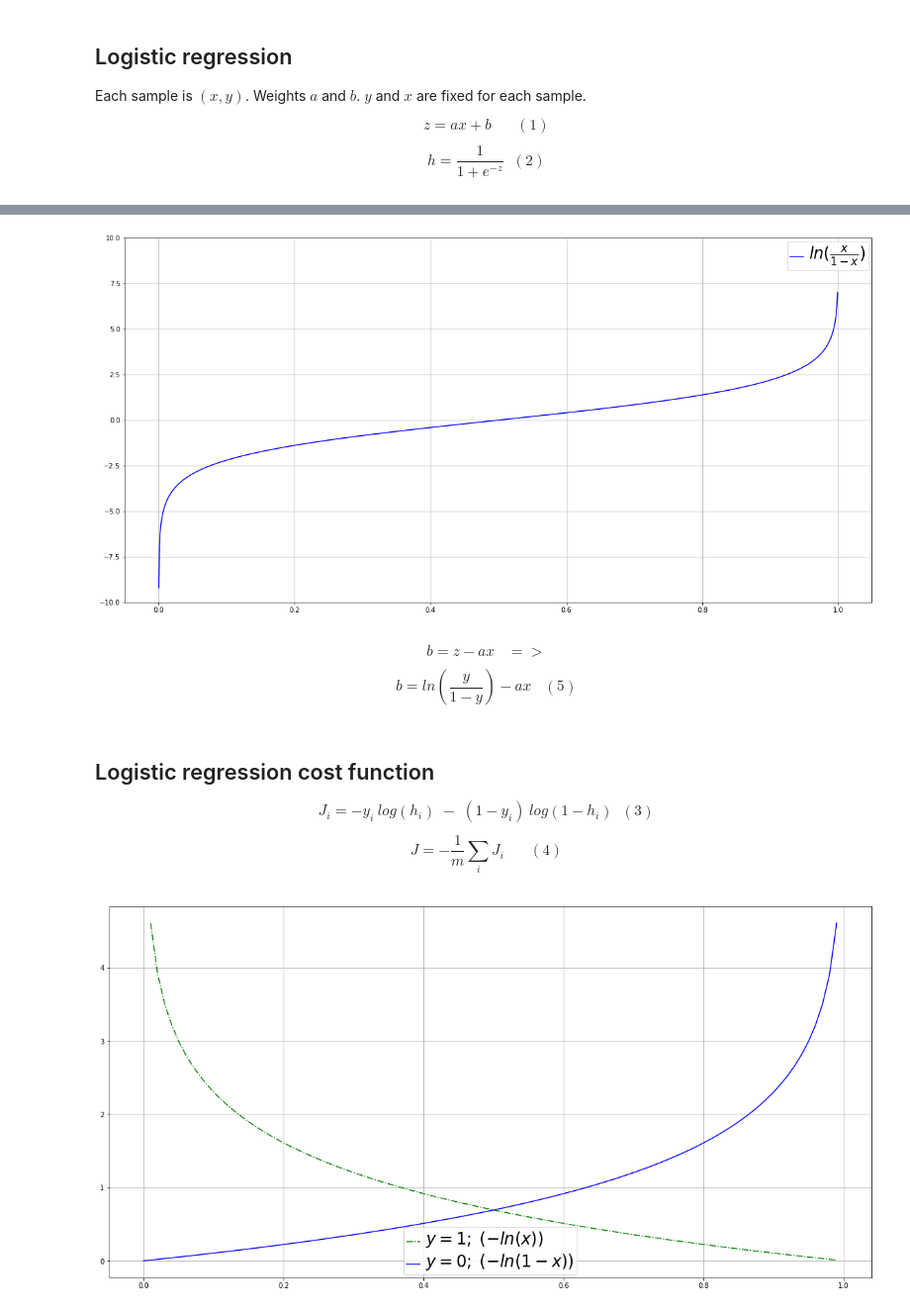
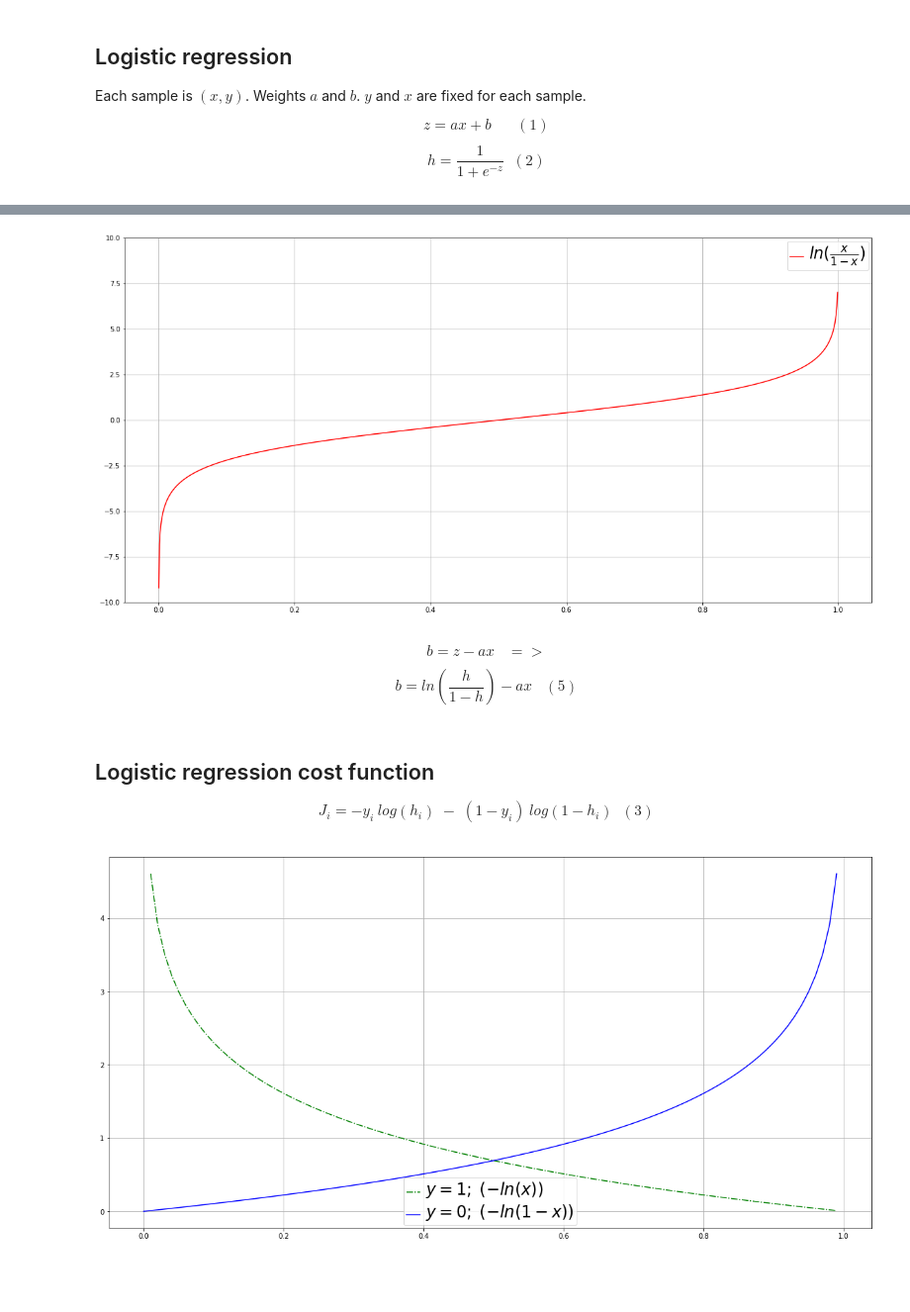
Before and after one commit to pyotr777/keras_tut, a Jupyter notebook: study/Weights space logistic.ipynb, the cells around one changed output, grey strips where cells are left out. Shown at 99% size. Drawn from its saved outputs; the diff is of its cells as text; code cells hidden in the pictures; blank space fills up the shorter version.

```diff
--- a/study/Weights space logistic.ipynb
+++ b/study/Weights space logistic.ipynb
@@ -64,20 +68,20 @@ $$  => \;\;\; z = -ln( \frac{1-y}{y} ) = ln ( \frac{y}{1-y} ) $$
 # %%
 x = np.arange(0.0001, 1, 0.001)
 func_z = map(lambda x_: np.log(x_/(1-x_)), x)
 fig = plt.figure(figsize=(20,10))
 ax = fig.add_subplot(1,1,1)
-ax.plot(x, func_z, 'b-', label="$ln(\\frac{x}{1-x})$")
+ax.plot(x, func_z, 'r-', label="$ln(\\frac{x}{1-x})$")
 #ax.set_yscale('log')
 ax.set_ylim([-10,10])
 ax.grid()
 ax.legend()
 leg = plt.gca().get_legend()
 ltext  = leg.get_texts()  # all the text.Text instance in the legend
 plt.setp(ltext, fontsize='24')    # the legend text fontsize
 plt.show()
 # %% [output]
-[figure, old version]
+[figure, new version]
 # %% [markdown]
 $$ b = z - ax \;\;\;  => $$
 
-$$ b  = ln( \frac{y}{1-y} ) - ax \;\;\; (5)$$
+$$ b  = ln( \frac{h}{1-h} ) - ax \;\;\; (5)$$
@@ -98,8 +89,6 @@ def sample_func(x,y):
 ## Logistic regression cost function
 
 $$ J_i = - y_i\: log(h_i) \; - \; (1 - y_i) \: log(1 - h_i) \;\; (3) $$
-
-$$ J = - \frac{1}{m} \sum_{i} J_i  \;\;\;\;\;\; (4) $$
 # %%
 x = np.arange(0,1,0.01)
 
```
Also changed, not shown: parts of 12 cells of this notebook.
